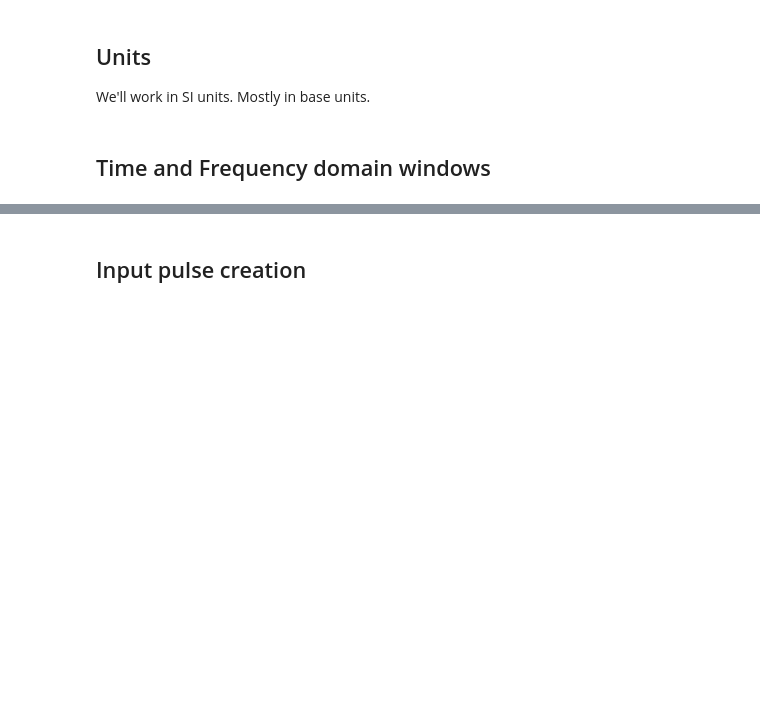
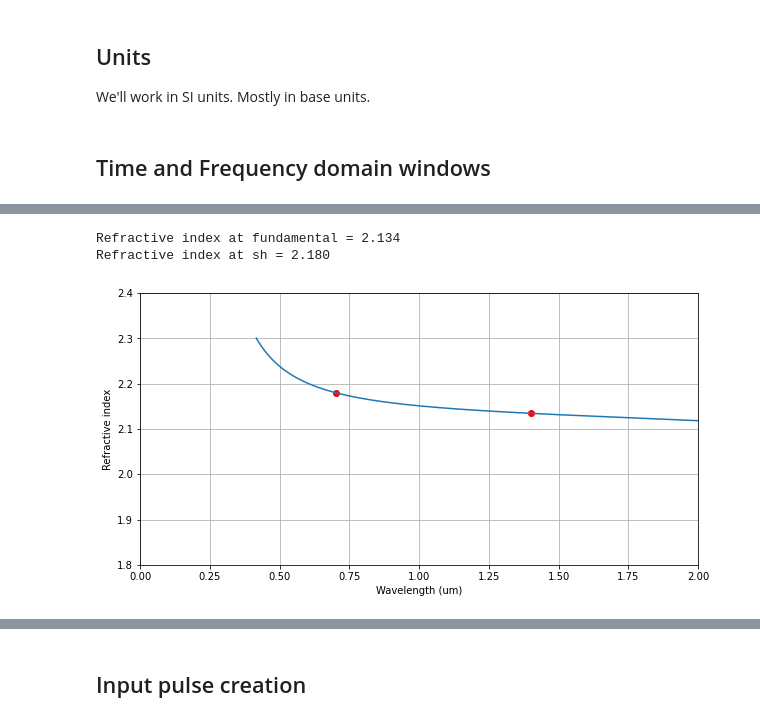
Before and after one commit to ledezmaluism/snow, a Jupyter notebook: Notebooks/SGC_2_free_space_test.ipynb, the cells around one changed output, grey strips where cells are left out. Cells and saved outputs as stored; diff of their text form; code cells hidden in the pictures; blank space fills up the shorter version.

```diff
--- a/Notebooks/SGC_2_free_space_test.ipynb
+++ b/Notebooks/SGC_2_free_space_test.ipynb
@@ -82,0 +131,24 @@ print('Maximum absolute frequency = %0.3f THz' %((np.max(f) + f_ref)*1e-12))
+# %%
+nLN = materials.refractive_index('LN_MgO_e', wl_abs*1e6)
+nw = nLN[f0_ff_index]
+n2w = nLN[f0_sh_index]
+
+plt.rcParams['figure.figsize'] = [10, 5]
+fig = plt.figure()
+ax1 = fig.add_subplot(111)
+
+ax1.plot(fftshift(wl_abs*1e6), fftshift(nLN))
+ax1.scatter(wl_abs[f0_ff_index]*1e6, nLN[f0_ff_index], c='r')
+ax1.scatter(wl_abs[f0_sh_index]*1e6, nLN[f0_sh_index], c='r')
+ax1.set_xlim([0,2])
+ax1.set_ylim([1.8,2.4])
+ax1.set_xlabel('Wavelength (um)')
+ax1.set_ylabel('Refractive index')
+ax1.grid('on')
+
+print('Refractive index at fundamental = %0.3f' %(nw))
+print('Refractive index at sh = %0.3f' %(n2w))
+# %% [output]
+Refractive index at fundamental = 2.134
+Refractive index at sh = 2.180
+[figure, added]
```
Also changed, not shown: parts of 29 cells of this notebook.
